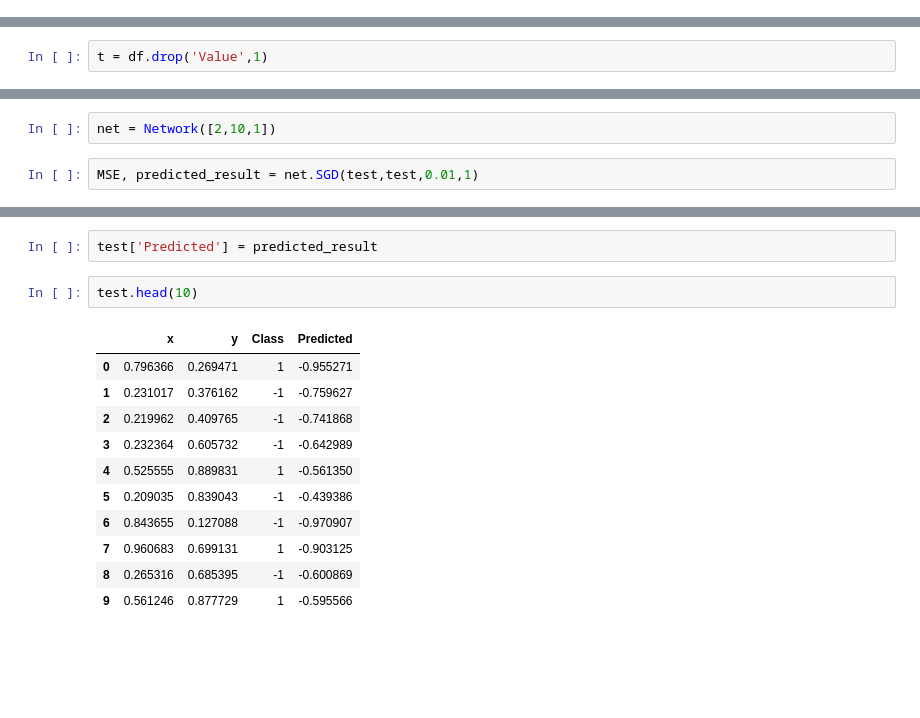
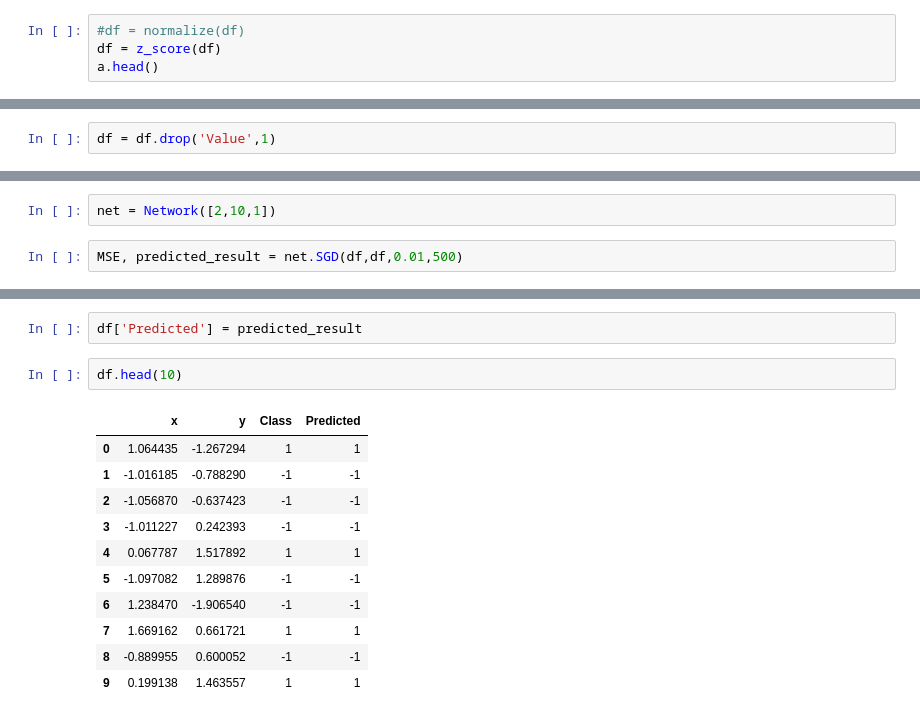
Before and after one commit to du-phan/AI_project, a Jupyter notebook: NeuralNet_Classification.ipynb, the cells around one changed output, grey strips where cells are left out. Cells and saved outputs as stored; diff of their text form; blank space fills up the shorter version.

```diff
--- a/NeuralNet_Classification.ipynb
+++ b/NeuralNet_Classification.ipynb
@@ -136,0 +135,4 @@ df = normalize(df)
+# %%
+#df = normalize(df)
+df = z_score(df)
+a.head()
@@ -162,2 +171,2 @@ df.head()
 # %%
-t = df.drop('Value',1)
+df = df.drop('Value',1)
@@ -184,4 +173,4 @@ test.head(10)
 # %%
 net = Network([2,10,1])
 # %%
-MSE, predicted_result = net.SGD(test,test,0.01,1)
+MSE, predicted_result = net.SGD(df,df,0.01,500)
@@ -211,18 +182,18 @@ plt.plot(MSE)
 # %%
-test['Predicted'] = predicted_result
+df['Predicted'] = predicted_result
 # %%
-test.head(10)
+df.head(10)
 # %% [output]
 |  | x | y | Class | Predicted |
-| 0 | 0.796366 | 0.269471 | 1 | -0.955271 |
-| 1 | 0.231017 | 0.376162 | -1 | -0.759627 |
-| 2 | 0.219962 | 0.409765 | -1 | -0.741868 |
-| 3 | 0.232364 | 0.605732 | -1 | -0.642989 |
-| 4 | 0.525555 | 0.889831 | 1 | -0.561350 |
-| 5 | 0.209035 | 0.839043 | -1 | -0.439386 |
-| 6 | 0.843655 | 0.127088 | -1 | -0.970907 |
-| 7 | 0.960683 | 0.699131 | 1 | -0.903125 |
-| 8 | 0.265316 | 0.685395 | -1 | -0.600869 |
-| 9 | 0.561246 | 0.877729 | 1 | -0.595566 |
+| 0 | 1.064435 | -1.267294 | 1 | 1 |
+| 1 | -1.016185 | -0.788290 | -1 | -1 |
+| 2 | -1.056870 | -0.637423 | -1 | -1 |
+| 3 | -1.011227 | 0.242393 | -1 | -1 |
+| 4 | 0.067787 | 1.517892 | 1 | 1 |
+| 5 | -1.097082 | 1.289876 | -1 | -1 |
+| 6 | 1.238470 | -1.906540 | -1 | -1 |
+| 7 | 1.669162 | 0.661721 | 1 | 1 |
+| 8 | -0.889955 | 0.600052 | -1 | -1 |
+| 9 | 0.199138 | 1.463557 | 1 | 1 |
 # %%
 colormap = np.array(['b','b' ,'r'])
```
Also changed, not shown: parts of 14 cells of this notebook.
